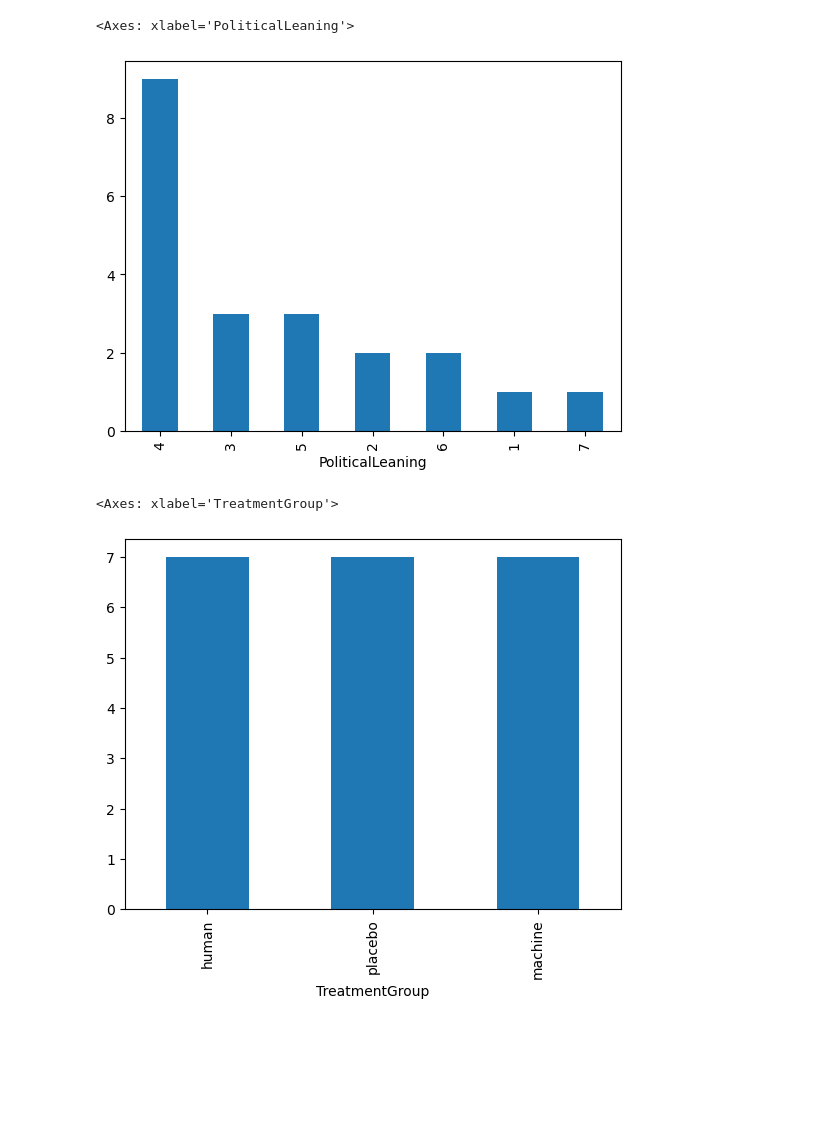
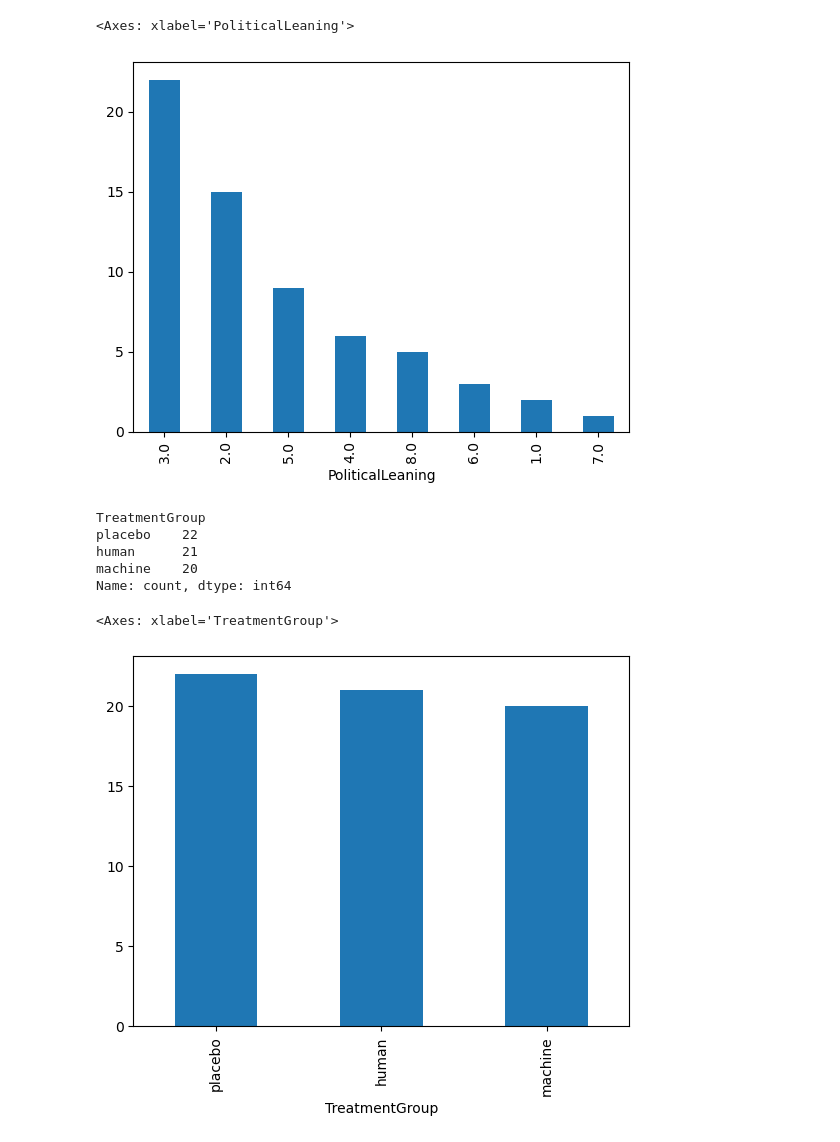
Before and after one commit to lucasraniere/political-polarization-mitigation-survey-online, a Jupyter notebook: analysis/notebooks/01-Data Overview.ipynb, the cells around one changed output. Cells and saved outputs as stored; diff of their text form; code cells hidden in the pictures; blank space fills up the shorter version.

```diff
--- a/analysis/notebooks/01-Data Overview.ipynb
+++ b/analysis/notebooks/01-Data Overview.ipynb
@@ -24,0 +26,3 @@ participants_df.sample(10)
+# %%
+qualif_participants = participants_df.loc[participants_df['ParticipantStatus']=='finished'].reset_index(drop=True)
+qualif_participants.shape
@@ -25,13 +44,21 @@ participants_df.sample(10)
 # %%
-participants_df['PoliticalLeaning'].value_counts().plot.bar()
+qualif_participants['PoliticalLeaning'].value_counts().plot.bar()
 # %% [output]
 <Axes: xlabel='PoliticalLeaning'>
-[figure, old version]
+[figure, new version]
+# %%
+qualif_participants['TreatmentGroup'].value_counts()
+# %% [output]
+TreatmentGroup
+placebo    22
+human      21
+machine    20
+Name: count, dtype: int64
 # %%
-participants_df['TreatmentGroup'].value_counts().plot.bar()
+qualif_participants['TreatmentGroup'].value_counts().plot.bar()
 # %% [output]
 <Axes: xlabel='TreatmentGroup'>
-[figure, old version]
+[figure, new version]
 # %%
 answers_df = pd.read_parquet(os.path.join(DATA_PATH, 'answers.parquet'))
 answers_df.shape
```
Also changed, not shown: parts of 15 cells of this notebook, 3 other files.
